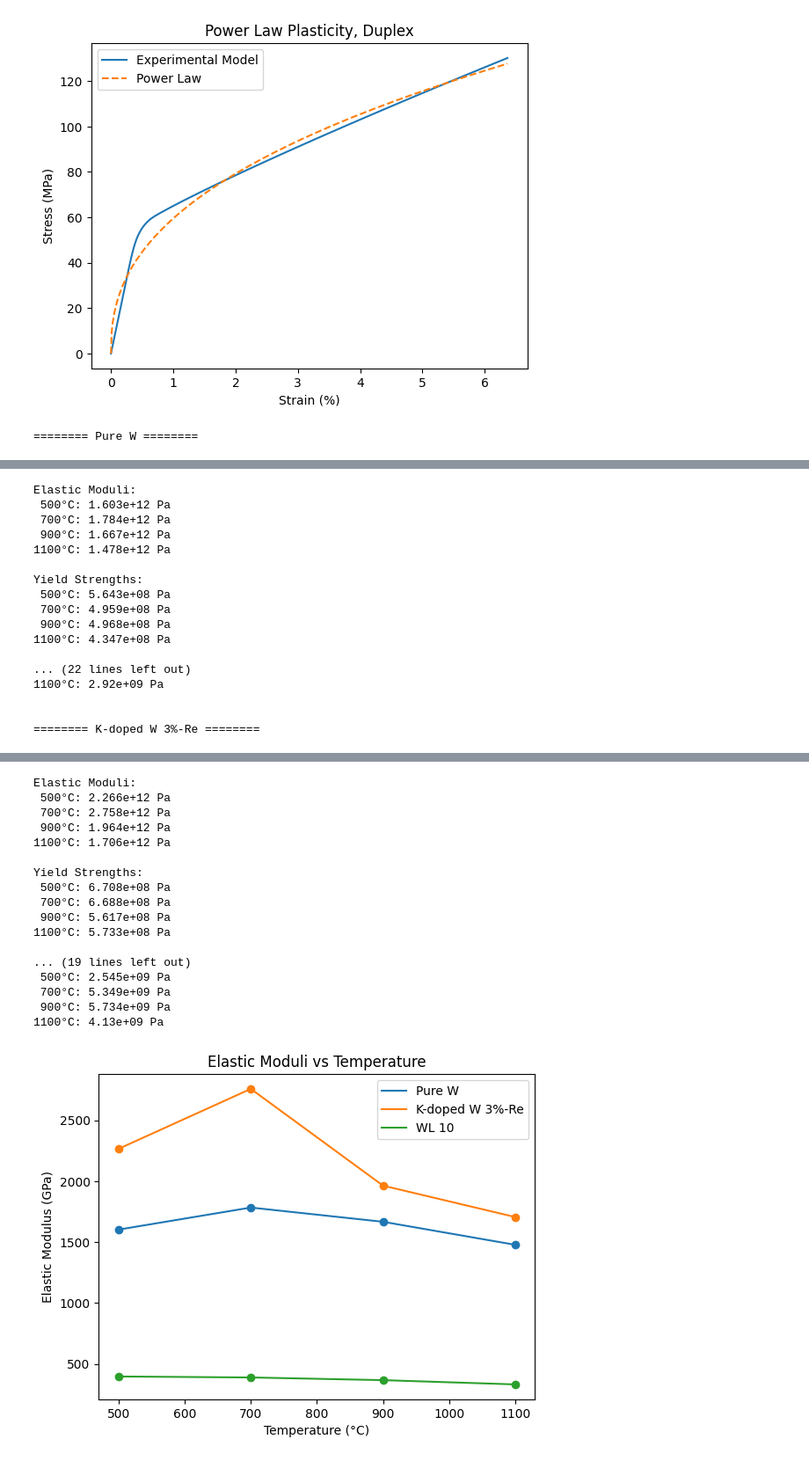
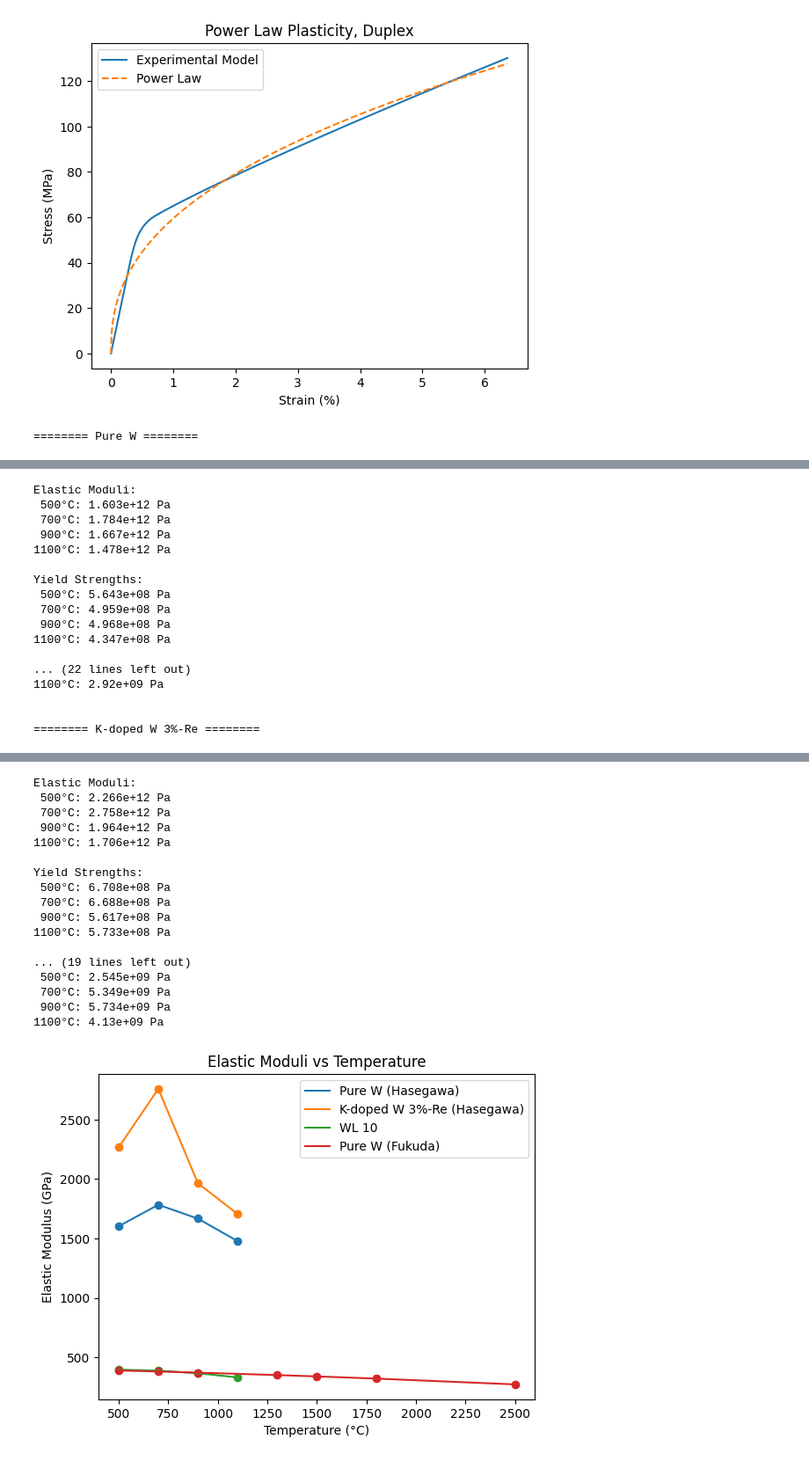
Before and after one commit to juliangrohmann/ansys-solver, a Jupyter notebook: jupyter/w_alloy_props.ipynb, the cells around one changed output, grey strips where cells are left out. Shown: that part at 88% size. Saved outputs shown, nothing was run; the diff lists cells and outputs as text; code cells hidden in the pictures.

```diff
--- a/jupyter/w_alloy_props.ipynb
+++ b/jupyter/w_alloy_props.ipynb
@@ -271,12 +271,19 @@ alloy_elastic, alloy_yield_strength, alloy_yield_strain, alloy_ult_strength, all
 wl10_emod = [3.98e2, 3.9e2, 3.68e2, 3.33e2]
 
 elastic_ax = plt.subplot()
-elastic_ax.plot(TEMPS, w_elastic, label="Pure W")
+elastic_ax.plot(TEMPS, w_elastic, label="Pure W (Hasegawa)")
 elastic_ax.scatter(TEMPS, w_elastic)
-elastic_ax.plot(TEMPS, alloy_elastic, label="K-doped W 3%-Re")
+elastic_ax.plot(TEMPS, alloy_elastic, label="K-doped W 3%-Re (Hasegawa)")
 elastic_ax.scatter(TEMPS, alloy_elastic)
 elastic_ax.plot(TEMPS, wl10_emod, label="WL 10")
 elastic_ax.scatter(TEMPS, wl10_emod)
+
+w_fukuda_data = pd.read_csv(r'D:\projects\diverters\data\fukuda\e_mods.csv')
+w_fukuda_temps = w_fukuda_data['temp'].to_numpy()
+w_fukuda_emods = w_fukuda_data['youngs_mod'].to_numpy()
+elastic_ax.plot(w_fukuda_temps, w_fukuda_emods, label="Pure W (Fukuda)")
+elastic_ax.scatter(w_fukuda_temps, w_fukuda_emods)
+
 elastic_ax.set_title(f"Elastic Moduli vs Temperature")
 elastic_ax.set_xlabel("Temperature (°C)")
 elastic_ax.set_ylabel(f"Elastic Modulus (GPa)")
@@ -304,32 +311,32 @@ Elastic Moduli:
 
 Yield Strengths:
  500°C: 5.643e+08 Pa
  700°C: 4.959e+08 Pa
  900°C: 4.968e+08 Pa
 1100°C: 4.347e+08 Pa
 
 ... (22 lines left out)
 1100°C: 2.92e+09 Pa
 
 
 ======== K-doped W 3%-Re ========
 [figure]
 Elastic Moduli:
  500°C: 2.266e+12 Pa
  700°C: 2.758e+12 Pa
  900°C: 1.964e+12 Pa
 1100°C: 1.706e+12 Pa
 
 Yield Strengths:
  500°C: 6.708e+08 Pa
  700°C: 6.688e+08 Pa
  900°C: 5.617e+08 Pa
 1100°C: 5.733e+08 Pa
 
 ... (19 lines left out)
  500°C: 2.545e+09 Pa
  700°C: 5.349e+09 Pa
  900°C: 5.734e+09 Pa
 1100°C: 4.13e+09 Pa
-[figure, old version]
+[figure, new version]
 [figure]
```
Also changed, not shown: parts of 1 cell of this notebook, 14 other files.
